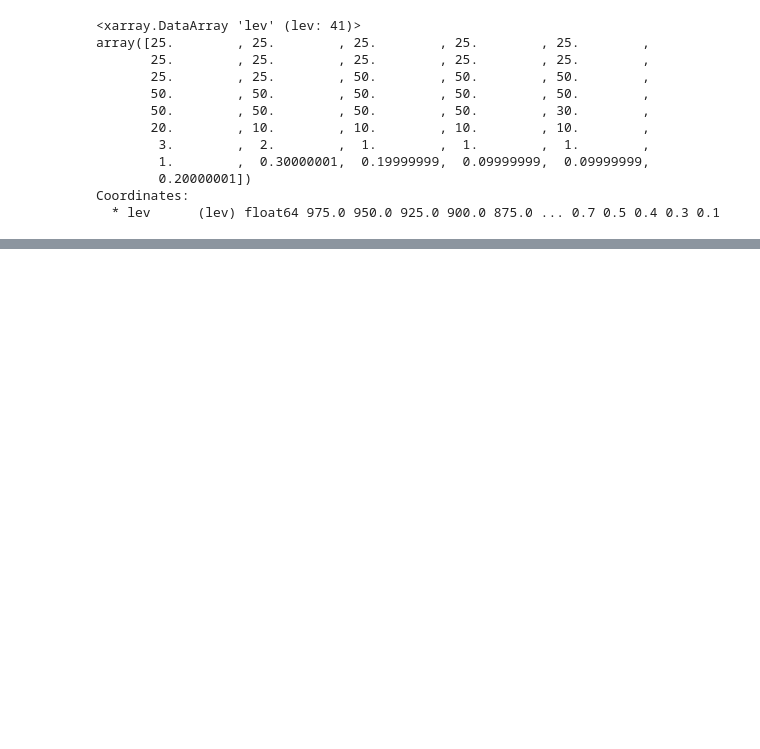
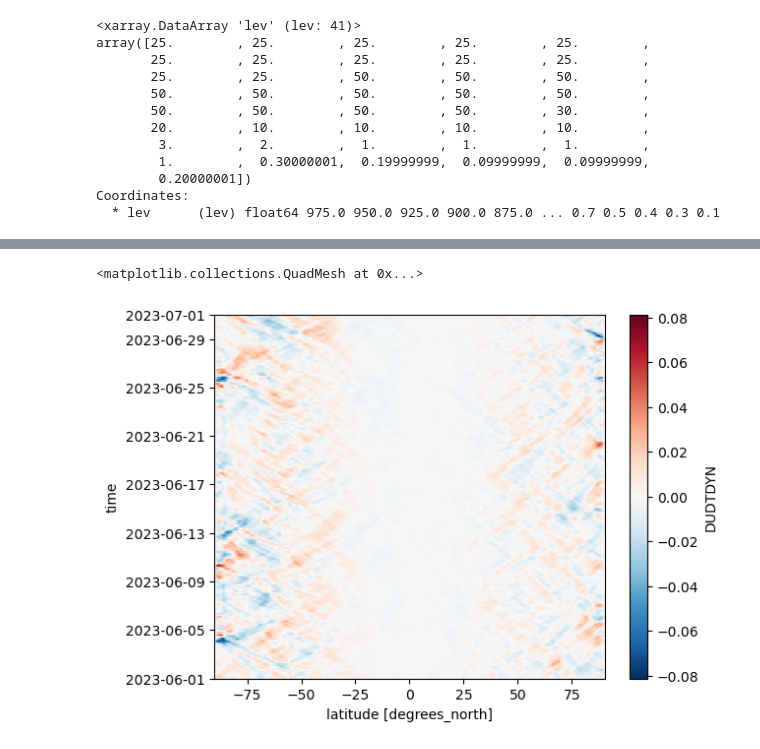
Before and after one commit to ATMOcanes/ATM651, a Jupyter notebook: Jupyter_Notebooks_Python/AmazonS3_MERRA2_[U].ipynb, the cells around one changed output, grey strips where cells are left out. Cells and saved outputs as stored; diff of their text form; code cells hidden in the pictures; blank space fills up the shorter version.

```diff
--- a/Jupyter_Notebooks_Python/AmazonS3_MERRA2_[U].ipynb
+++ b/Jupyter_Notebooks_Python/AmazonS3_MERRA2_[U].ipynb
@@ -221,0 +289,4 @@ ds.U.mean(dim='lon').sel(lev=200).plot()
+# %%
+# a list of files (all days in a month, ASM dataset with U in it)
+flist2 = fs.ls('s3://gesdisc-cumulus-prod-protected/MERRA2/M2T3NPUDT.5.12.4/2023/06')
+ds2 = xr.open_mfdataset([fs.open(f) for f in flist2], decode_cf=True, parallel=True)
@@ -221,0 +316,2 @@ ds.U.mean(dim='lon').sel(lev=200).plot()
+# %%
+ds2p = ds2[ ['DUDTANA','DUDTDYN','DUDTGWD','DUDTMST','DUDTTRB'] ] * (dp*100/9.81) #convert to Pa and divide by g
@@ -221,0 +373,3 @@ ds.U.mean(dim='lon').sel(lev=200).plot()
+# %%
+Ubud = ds2p.mean(dim=['lon','lev'])
+Ubud
@@ -221,0 +423,5 @@ ds.U.mean(dim='lon').sel(lev=200).plot()
+# %%
+Ubud.DUDTDYN.plot()
+# %% [output]
+<matplotlib.collections.QuadMesh at 0x...>
+[figure, added]
```
Also changed, not shown: parts of 24 cells of this notebook.
